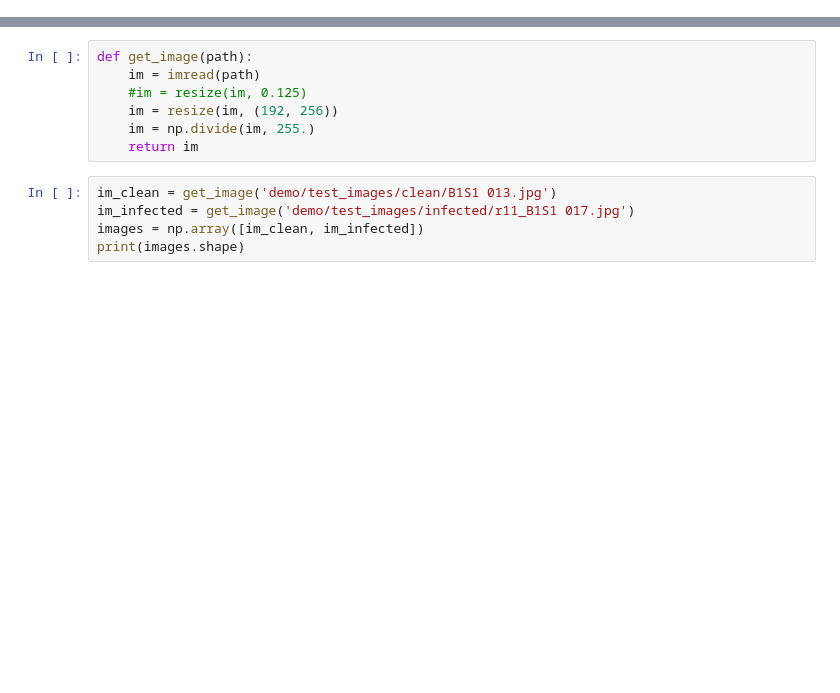
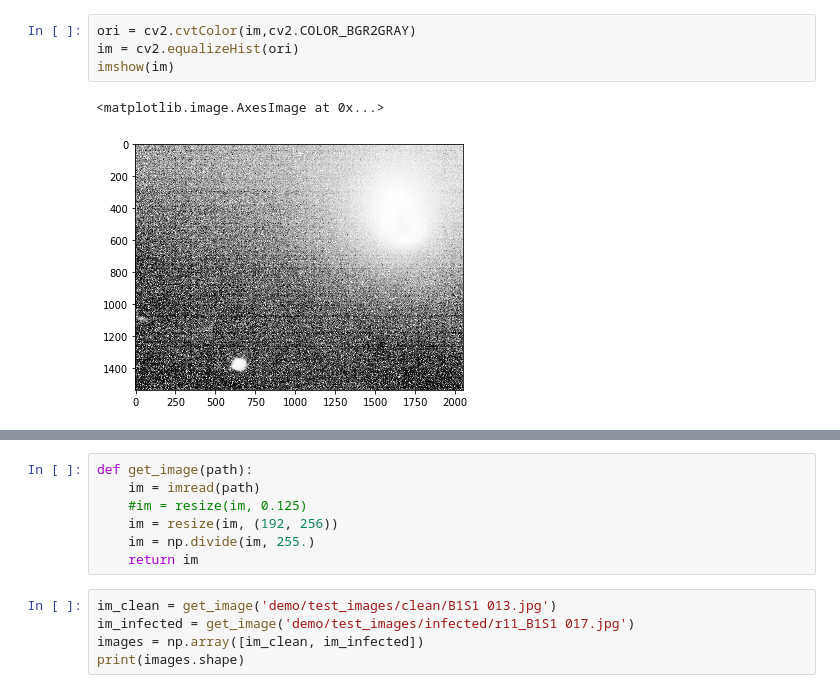
Before and after one commit to ArthurTlprt/citas, a Jupyter notebook: models/Inception-v3/external_preprocessing.ipynb, the cells around one changed output, grey strips where cells are left out. Cells and saved outputs as stored; diff of their text form; blank space fills up the shorter version.

```diff
--- a/models/Inception-v3/external_preprocessing.ipynb
+++ b/models/Inception-v3/external_preprocessing.ipynb
@@ -10,0 +18,7 @@ Using TensorFlow backend.
+# %%
+ori = cv2.cvtColor(im,cv2.COLOR_BGR2GRAY)
+im = cv2.equalizeHist(ori)
+imshow(im)
+# %% [output]
+<matplotlib.image.AxesImage at 0x...>
+[figure, added]
```
Also changed, not shown: parts of 3 cells of this notebook, 3 other files.
